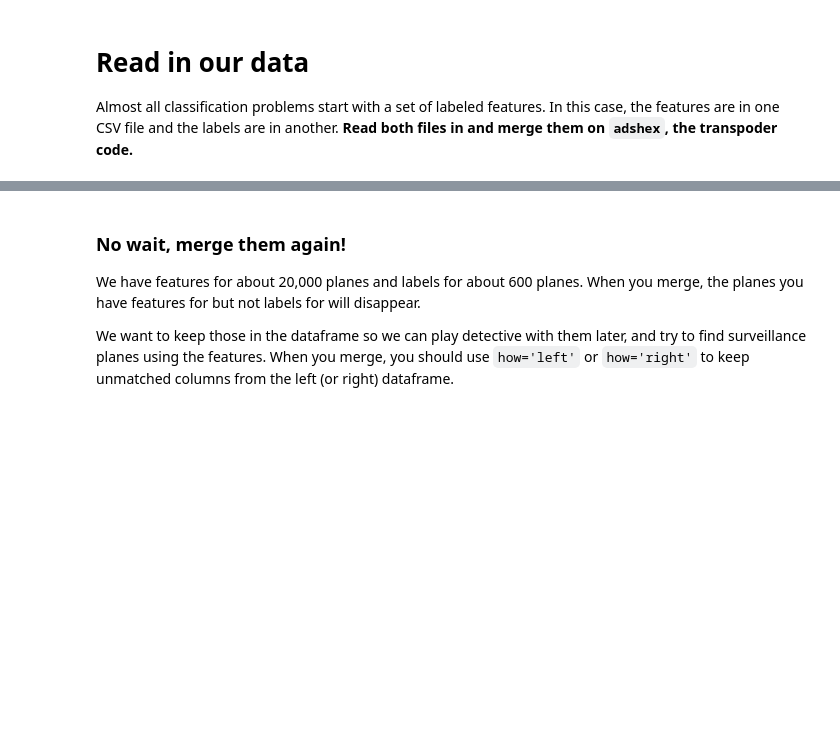
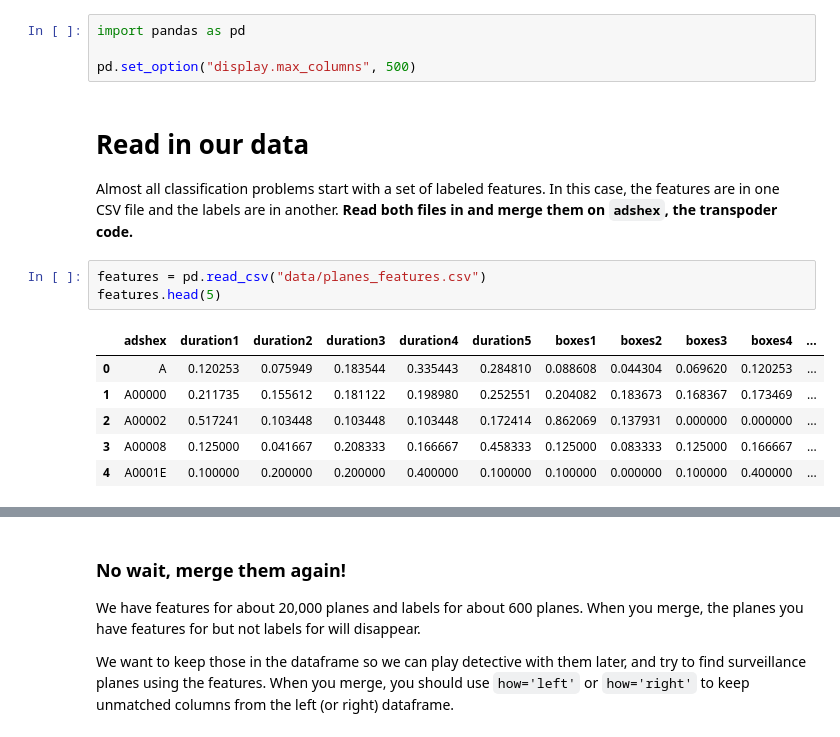
Before and after one commit to fr48/algo-hw, a Jupyter notebook: Buzzfeed Surveillance Planes Random Forests.ipynb, the cells around one changed output, grey strips where cells are left out. Cells and saved outputs as stored; diff of their text form; blank space fills up the shorter version.

```diff
--- a/Buzzfeed Surveillance Planes Random Forests.ipynb
+++ b/Buzzfeed Surveillance Planes Random Forests.ipynb
@@ -27,7 +27,21 @@ The FBI and Department of Homeland Security operate many planes that are not dir
 ## Imports
 
 Also set a large number of maximum columns.
+# %%
+import pandas as pd
+
+pd.set_option("display.max_columns", 500)
 # %% [markdown]
 # Read in our data
 
 Almost all classification problems start with a set of labeled features. In this case, the features are in one CSV file and the labels are in another. **Read both files in and merge them on `adshex`, the transpoder code.**
+# %%
+features = pd.read_csv("data/planes_features.csv")
+features.head(5)
+# %% [output]
+|  | adshex | duration1 | duration2 | duration3 | duration4 | duration5 | boxes1 | boxes2 | boxes3 | boxes4 | ... |
+| 0 | A | 0.120253 | 0.075949 | 0.183544 | 0.335443 | 0.284810 | 0.088608 | 0.044304 | 0.069620 | 0.120253 | ... |
+| 1 | A00000 | 0.211735 | 0.155612 | 0.181122 | 0.198980 | 0.252551 | 0.204082 | 0.183673 | 0.168367 | 0.173469 | ... |
+| 2 | A00002 | 0.517241 | 0.103448 | 0.103448 | 0.103448 | 0.172414 | 0.862069 | 0.137931 | 0.000000 | 0.000000 | ... |
+| 3 | A00008 | 0.125000 | 0.041667 | 0.208333 | 0.166667 | 0.458333 | 0.125000 | 0.083333 | 0.125000 | 0.166667 | ... |
+| 4 | A0001E | 0.100000 | 0.200000 | 0.200000 | 0.400000 | 0.100000 | 0.100000 | 0.000000 | 0.100000 | 0.400000 | ... |
```
Also changed, not shown: parts of 19 cells of this notebook.
